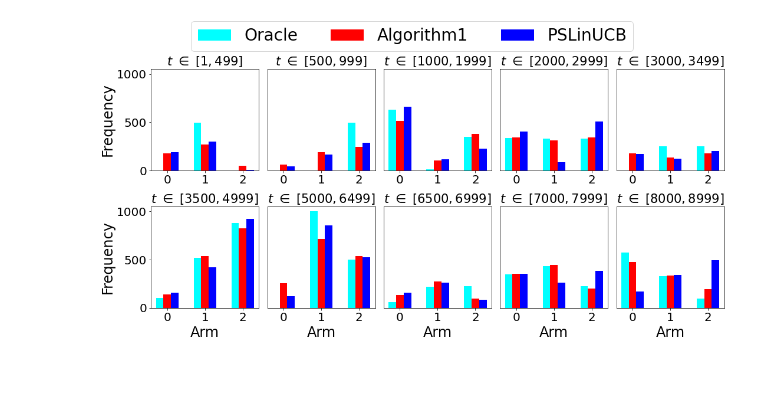
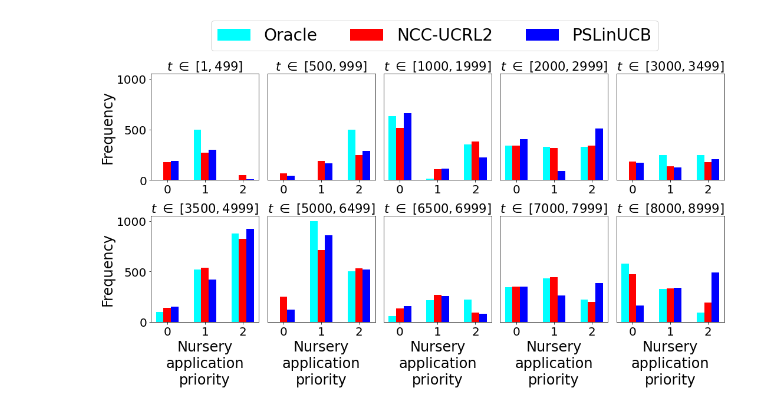
Before and after one commit to saeedghoorchian/NCC-Bandits, a Jupyter notebook: experiments/nursery/making_figures/arm_histogram.ipynb, the cells around one changed output. Saved outputs shown, nothing was run; the diff lists cells and outputs as text; code cells hidden in the pictures; blank space fills up the shorter version.

Commit message:
Update nursery figure making code

```diff
--- a/experiments/nursery/making_figures/arm_histogram.ipynb
+++ b/experiments/nursery/making_figures/arm_histogram.ipynb
@@ -10,13 +10,14 @@ with open('../results/histograms.pickle', 'rb') as f:
 # %%
 histograms = data['histograms']
 all_stationarity_regions = data['all_stationarity_regions']
+histograms["NCC-UCRL2"] = histograms["Algorithm1"]
 # %%
 N_STATIONARY_PERIODS = len(all_stationarity_regions)
 # %%
-algs_to_plot = ["Oracle", "Algorithm1", "PSLinUCB"]
+algs_to_plot = ["Oracle", "NCC-UCRL2", "PSLinUCB"]
 colors = ['cyan', 'red', 'blue']
 # %%
-fig, axs = plt.subplots(2, math.floor(N_STATIONARY_PERIODS/2), figsize=(15, 7))
+fig, axs = plt.subplots(2, math.floor(N_STATIONARY_PERIODS/2), figsize=(15, 8))
 
 x = np.array([0, 1, 2])
 
@@ -35,34 +36,33 @@ for period_num, ax in enumerate(axs.flatten()):
         period = all_stationarity_regions[period_num]
         ax.set_title(fr"$t\ \in \ [{period[0]}, {period[1]-1}]$", fontsize=21)
         if period_num == 0:
             handles.append(bar)
         ax.set_ylim(0, 1050)
 
         ax.tick_params(labelsize=20)
         ax.tick_params(labelsize=20)
 
     if period_num != 0 and period_num != math.floor(N_STATIONARY_PERIODS/2):
         # For all subplots apart from the leftmost ones
         ax.get_yaxis().set_visible(False)
     else:
         ax.set_ylabel('Frequency', fontsize=24)
 
 
     ax.xaxis.set_major_locator(MaxNLocator(integer=True)) # Only integer labels
 
 
     if period_num >= math.floor(N_STATIONARY_PERIODS/2):
         # For all subplots in the lower row
-        ax.set_xlabel("Arm", fontsize=24)
+        ax.set_xlabel("Nursery\napplication\npriority", fontsize=24)
 
 
 
-
-fig.legend(handles, algs_to_plot, loc="upper center",  bbox_to_anchor=(0.5, 1.12), ncol=3, prop={'size': 28})
+fig.legend(handles, algs_to_plot, loc="upper center",  bbox_to_anchor=(0.535, 1.12), ncol=3, prop={'size': 28})
 plt.tight_layout()
 
 
 plt.savefig('nursery_arms_histogram.pdf', bbox_inches='tight')
 plt.show()
 # %% [output]
-[figure, old version]
+[figure, new version]
```
Also changed, not shown: 6 other files.
